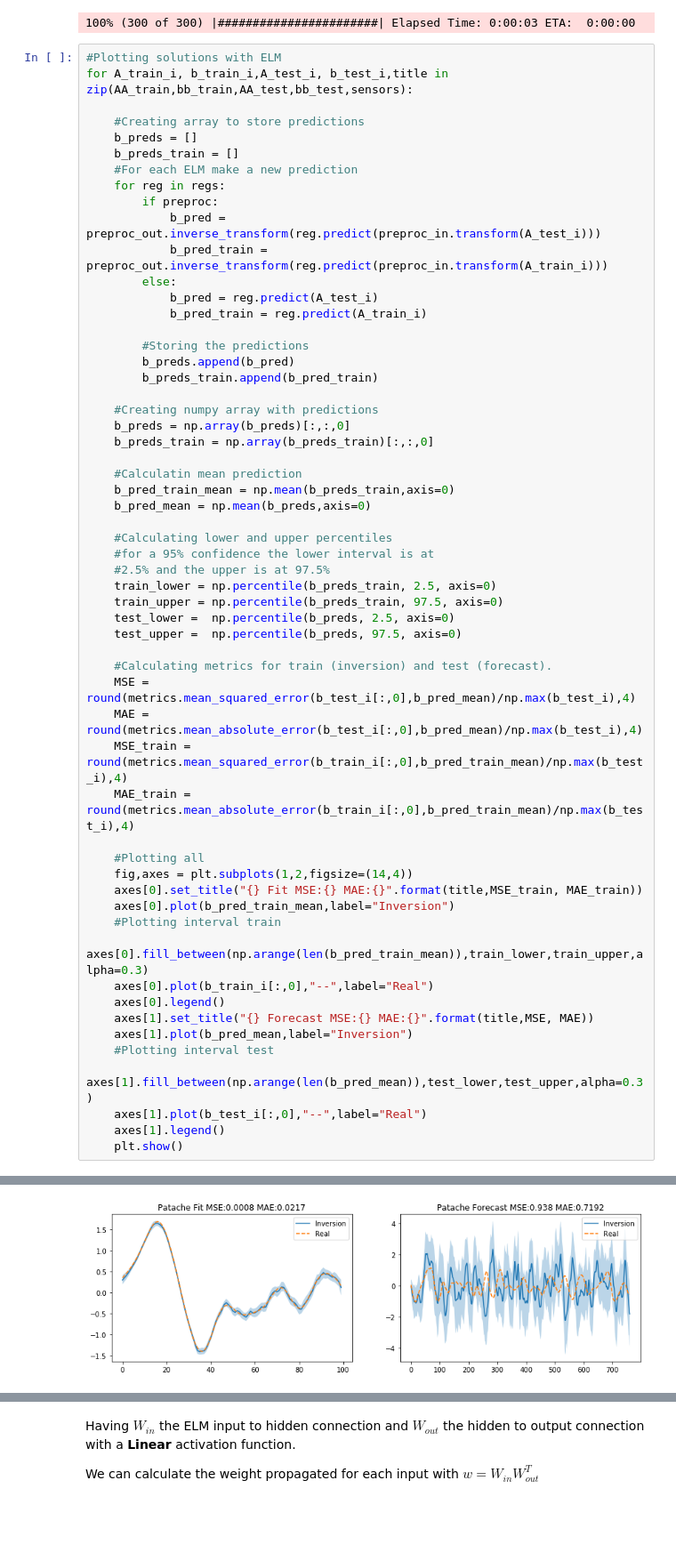
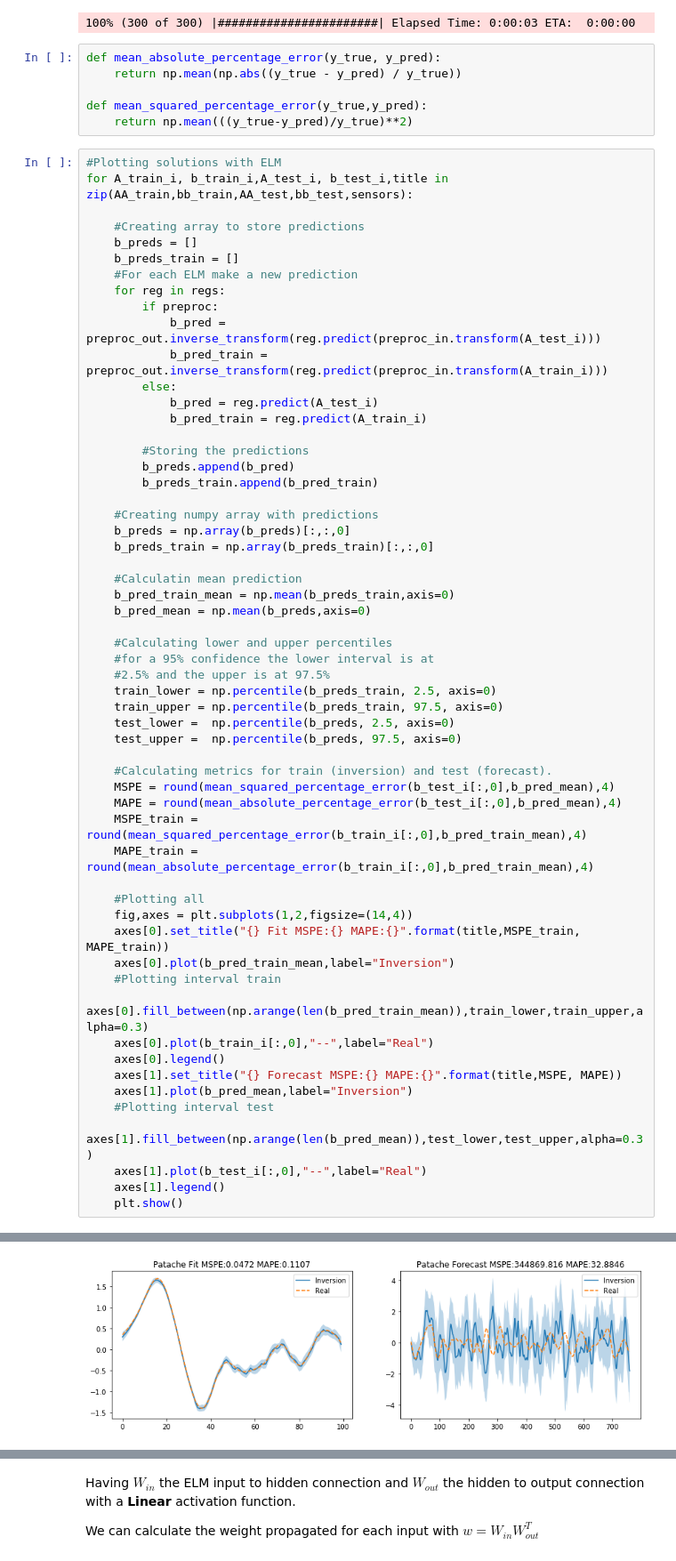
Before and after one commit to cvalenzu/ELM-Tsunami-inversion, a Jupyter notebook: ELM Inversion.ipynb, the cells around one changed output, grey strips where cells are left out. Shown at 89% size. Saved outputs shown, nothing was run; the diff lists cells and outputs as text; blank space fills up the shorter version.

```diff
--- a/ELM Inversion.ipynb
+++ b/ELM Inversion.ipynb
@@ -103,6 +103,12 @@ for i in range(n_regs):
     bar.update(i+1)
 # %% [output]
 100% (300 of 300) |#######################| Elapsed Time: 0:00:03 ETA:  0:00:00
+# %%
+def mean_absolute_percentage_error(y_true, y_pred):
+    return np.mean(np.abs((y_true - y_pred) / y_true))
+
+def mean_squared_percentage_error(y_true,y_pred):
+    return np.mean(((y_true-y_pred)/y_true)**2)
 # %%
 #Plotting solutions with ELM
 for A_train_i, b_train_i,A_test_i, b_test_i,title in zip(AA_train,bb_train,AA_test,bb_test,sensors):
@@ -140,20 +146,20 @@ for A_train_i, b_train_i,A_test_i, b_test_i,title in zip(AA_train,bb_train,AA_te
     test_upper =  np.percentile(b_preds, 97.5, axis=0)
 
     #Calculating metrics for train (inversion) and test (forecast).
-    MSE = round(metrics.mean_squared_error(b_test_i[:,0],b_pred_mean)/np.max(b_test_i),4)
-    MAE = round(metrics.mean_absolute_error(b_test_i[:,0],b_pred_mean)/np.max(b_test_i),4)
-    MSE_train = round(metrics.mean_squared_error(b_train_i[:,0],b_pred_train_mean)/np.max(b_test_i),4)
-    MAE_train = round(metrics.mean_absolute_error(b_train_i[:,0],b_pred_train_mean)/np.max(b_test_i),4)
+    MSPE = round(mean_squared_percentage_error(b_test_i[:,0],b_pred_mean),4)
+    MAPE = round(mean_absolute_percentage_error(b_test_i[:,0],b_pred_mean),4)
+    MSPE_train = round(mean_squared_percentage_error(b_train_i[:,0],b_pred_train_mean),4)
+    MAPE_train = round(mean_absolute_percentage_error(b_train_i[:,0],b_pred_train_mean),4)
 
     #Plotting all
     fig,axes = plt.subplots(1,2,figsize=(14,4))
-    axes[0].set_title("{} Fit MSE:{} MAE:{}".format(title,MSE_train, MAE_train))
+    axes[0].set_title("{} Fit MSPE:{} MAPE:{}".format(title,MSPE_train, MAPE_train))
     axes[0].plot(b_pred_train_mean,label="Inversion")
     #Plotting interval train
     axes[0].fill_between(np.arange(len(b_pred_train_mean)),train_lower,train_upper,alpha=0.3)
     axes[0].plot(b_train_i[:,0],"--",label="Real")
     axes[0].legend()
-    axes[1].set_title("{} Forecast MSE:{} MAE:{}".format(title,MSE, MAE))
+    axes[1].set_title("{} Forecast MSPE:{} MAPE:{}".format(title,MSPE, MAPE))
     axes[1].plot(b_pred_mean,label="Inversion")
     #Plotting interval test
     axes[1].fill_between(np.arange(len(b_pred_mean)),test_lower,test_upper,alpha=0.3)
@@ -166 +172 @@ for A_train_i, b_train_i,A_test_i, b_test_i,title in zip(AA_train,bb_train,AA_te
-[figure, old version]
+[figure, new version]
```
Also changed, not shown: parts of 1 cell of this notebook, 1 other file.
